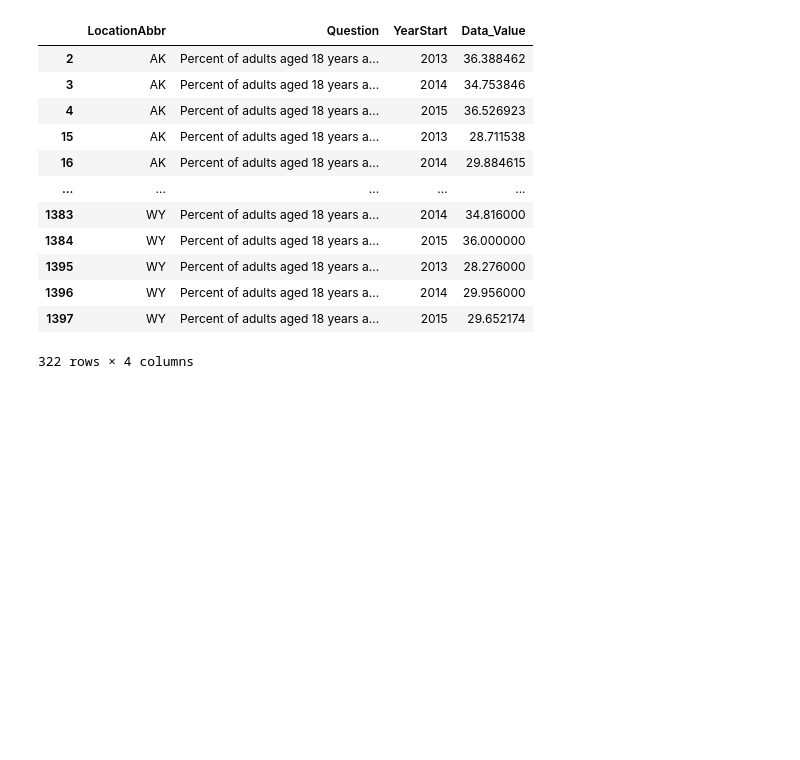
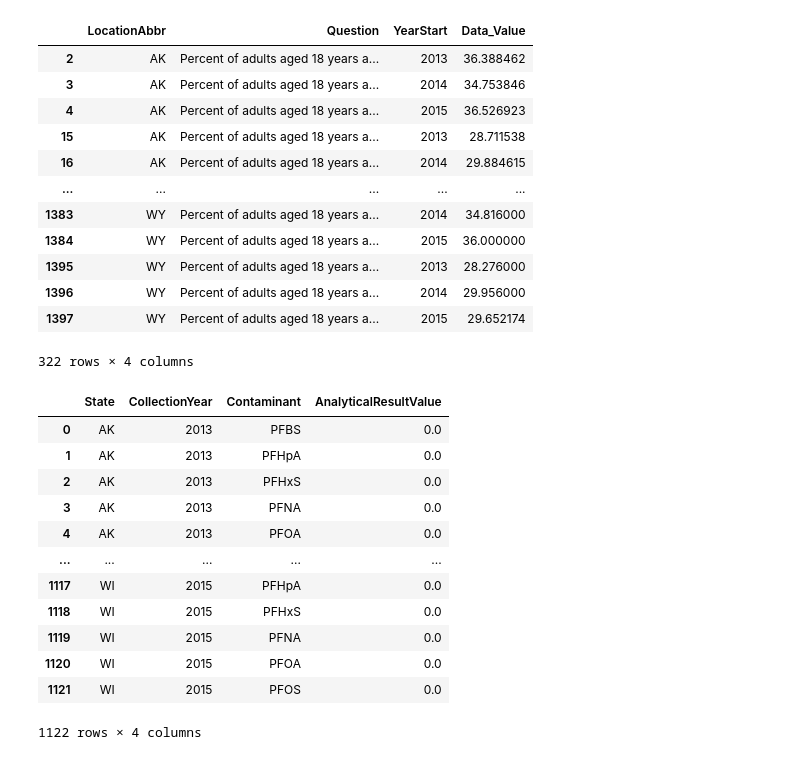
Before and after one commit to ijena/pfas_health_issues, a Jupyter notebook: PFAS_Health_Research/PFAS_Health_Obesity_dataset.ipynb, the cells around one changed output. Cells and saved outputs as stored; diff of their text form; code cells hidden in the pictures; blank space fills up the shorter version.

```diff
--- a/PFAS_Health_Research/PFAS_Health_Obesity_dataset.ipynb
+++ b/PFAS_Health_Research/PFAS_Health_Obesity_dataset.ipynb
@@ -245,3 +245,19 @@ ucmr_3_brfss_preprocessed_obesity_and_overweight_data
 # %%
 #converting the brfss weight dataset preprocessed dataset for UCMR-3 merging into a csv file
 ucmr_3_brfss_preprocessed_obesity_and_overweight_data.to_csv(r'C:\Users\idhan\Downloads\pfas_health_issues\data\ucmr_3_brfss_preprocessed_obesity_and_overweight_data.csv')
+# %%
+ucmr_3_preprocessed_dataset
+# %% [output]
+|  | State | CollectionYear | Contaminant | AnalyticalResultValue |
+| 0 | AK | 2013 | PFBS | 0.0 |
+| 1 | AK | 2013 | PFHpA | 0.0 |
+| 2 | AK | 2013 | PFHxS | 0.0 |
+| 3 | AK | 2013 | PFNA | 0.0 |
+| 4 | AK | 2013 | PFOA | 0.0 |
+| ... | ... | ... | ... | ... |
+| 1117 | WI | 2015 | PFHpA | 0.0 |
+| 1118 | WI | 2015 | PFHxS | 0.0 |
+| 1119 | WI | 2015 | PFNA | 0.0 |
+| 1120 | WI | 2015 | PFOA | 0.0 |
+| 1121 | WI | 2015 | PFOS | 0.0 |
+1122 rows × 4 columns
```
Also changed, not shown: parts of 2 cells of this notebook.
